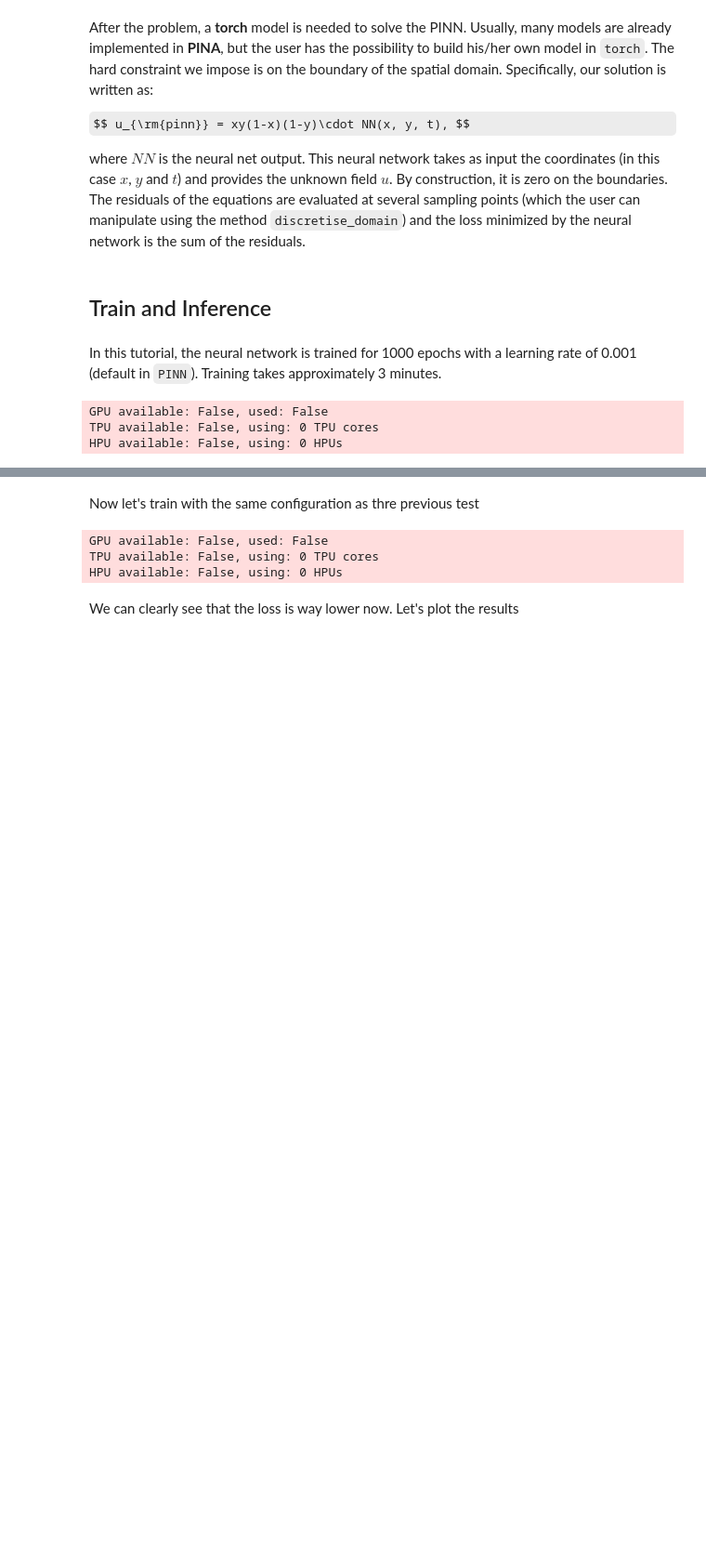
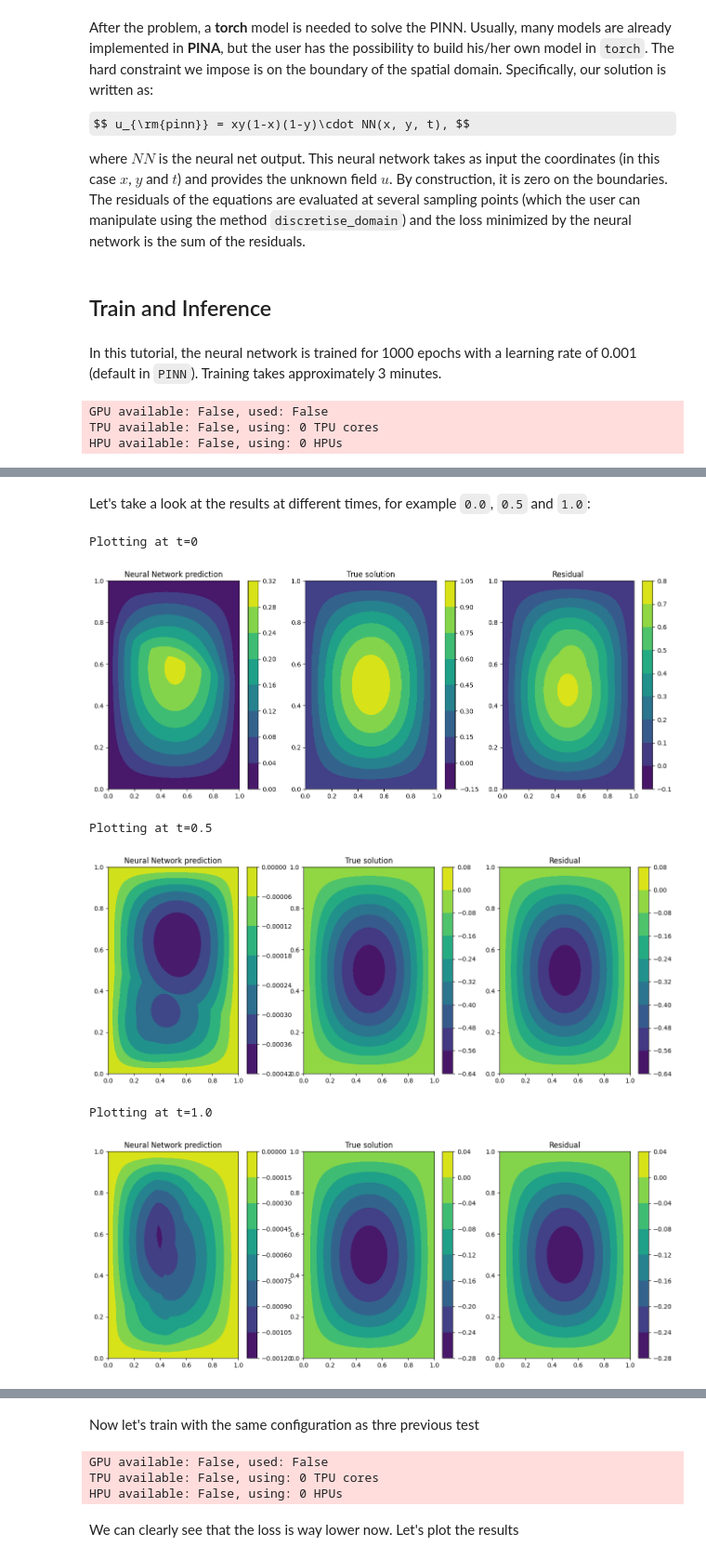
Before and after one commit to mathLab/PINA, a Jupyter notebook: tutorials/tutorial3/tutorial.ipynb, the cells around one changed output, grey strips where cells are left out. Shown at 93% size. Cells and saved outputs as stored; diff of their text form; code cells hidden in the pictures; some formulas as TeX source; blank space fills up the shorter version.

```diff
--- a/tutorials/tutorial3/tutorial.ipynb
+++ b/tutorials/tutorial3/tutorial.ipynb
@@ -209 +152,17 @@ Plotting at t=1
+# %% [markdown]
+Let's take a look at the results at different times, for example `0.0`, `0.5` and `1.0`:
+# %%
+print('Plotting at t=0')
+fixed_time_plot(fixed_variables={'t':0.0},pinn=pinn)
+print('Plotting at t=0.5')
+fixed_time_plot(fixed_variables={'t':0.5},pinn=pinn)
+print('Plotting at t=1.0')
+fixed_time_plot(fixed_variables={'t':1.0},pinn=pinn)
+# %% [output]
+Plotting at t=0
+[figure, added]
+Plotting at t=0.5
+[figure, added]
+Plotting at t=1.0
+[figure, added]
 # %% [markdown]
```
Also changed, not shown: parts of 5 cells of this notebook.
